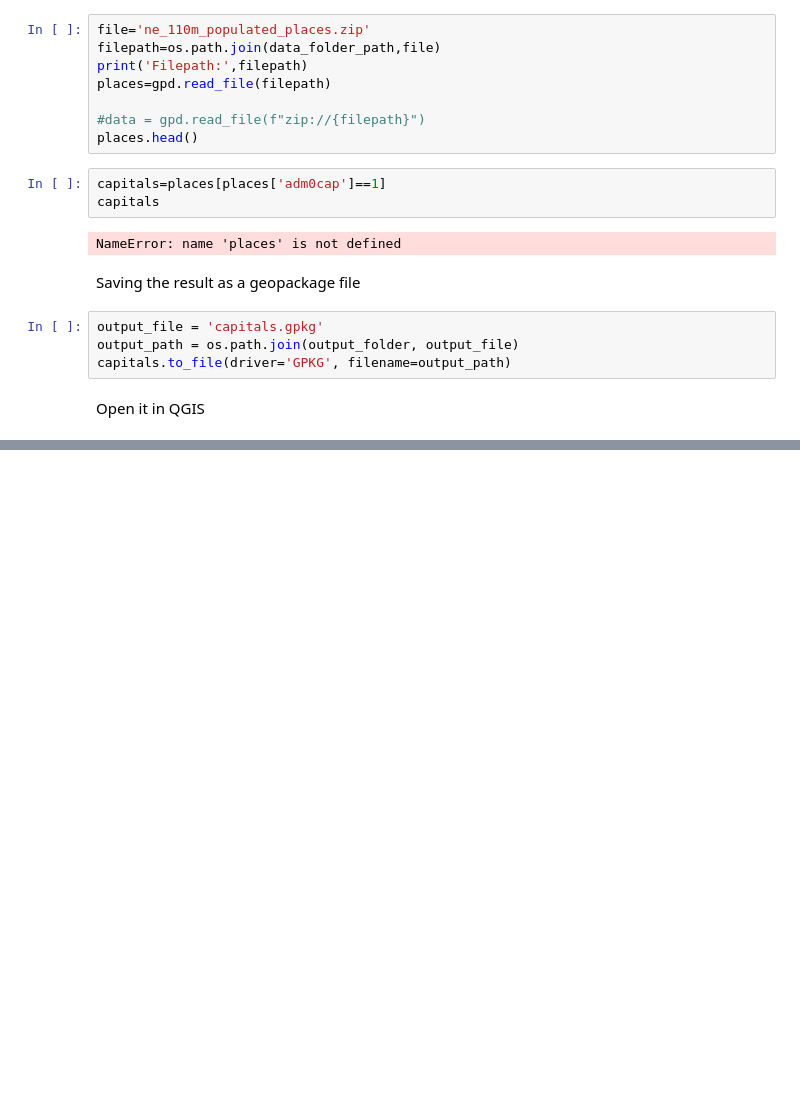
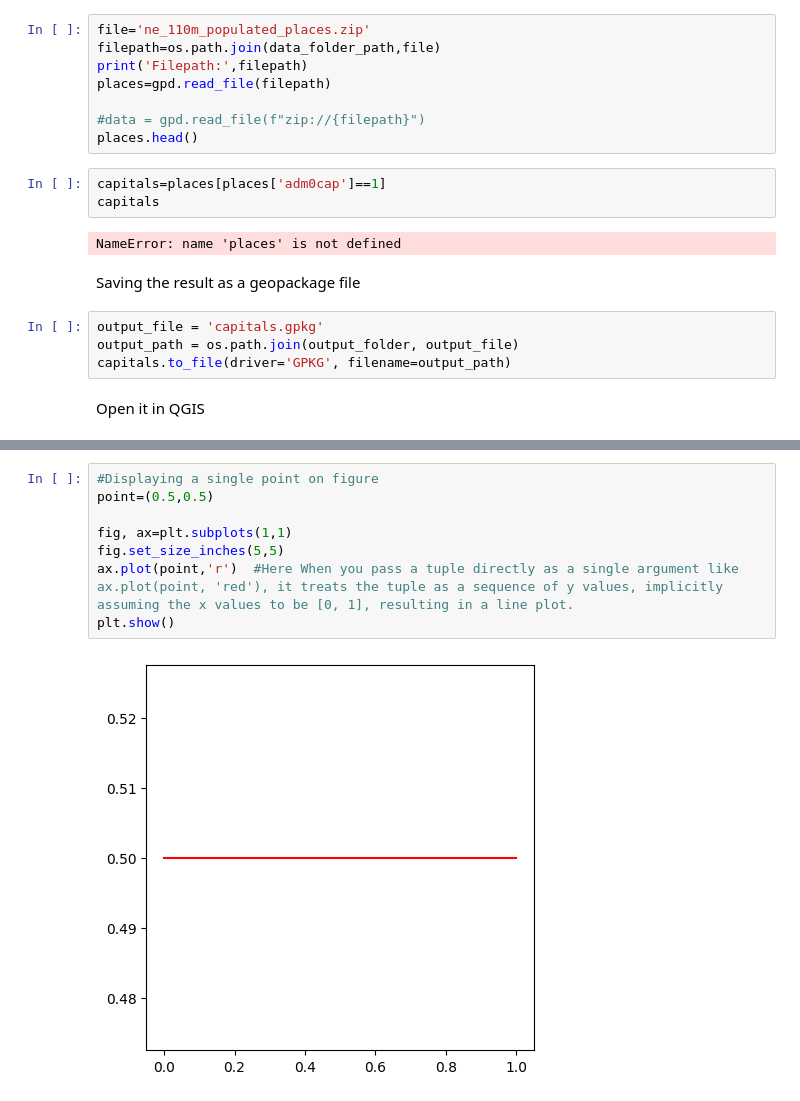
Before and after one commit to suchitra2020180/RS_GIS_Python, a Jupyter notebook: Colab_Basics.ipynb, the cells around one changed output, grey strips where cells are left out. Cells and saved outputs as stored; diff of their text form; blank space fills up the shorter version.

```diff
--- a/Colab_Basics.ipynb
+++ b/Colab_Basics.ipynb
@@ -170,0 +196,10 @@ Open it in QGIS
+# %%
+#Displaying a single point on figure
+point=(0.5,0.5)
+
+fig, ax=plt.subplots(1,1)
+fig.set_size_inches(5,5)
+ax.plot(point,'r')  #Here When you pass a tuple directly as a single argument like ax.plot(point, 'red'), it treats the tuple as a sequence of y values, implicitly assuming the x values to be [0, 1], resulting in a line plot.
+plt.show()
+# %% [output]
+[figure, added]
```
Also changed, not shown: parts of 11 cells of this notebook.
